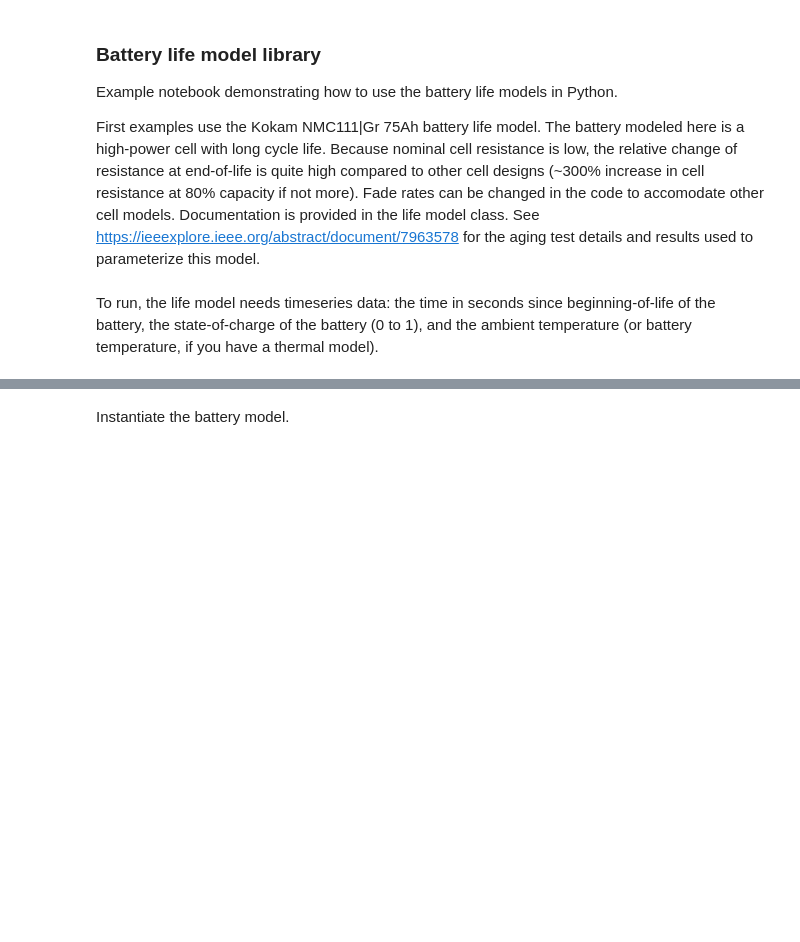
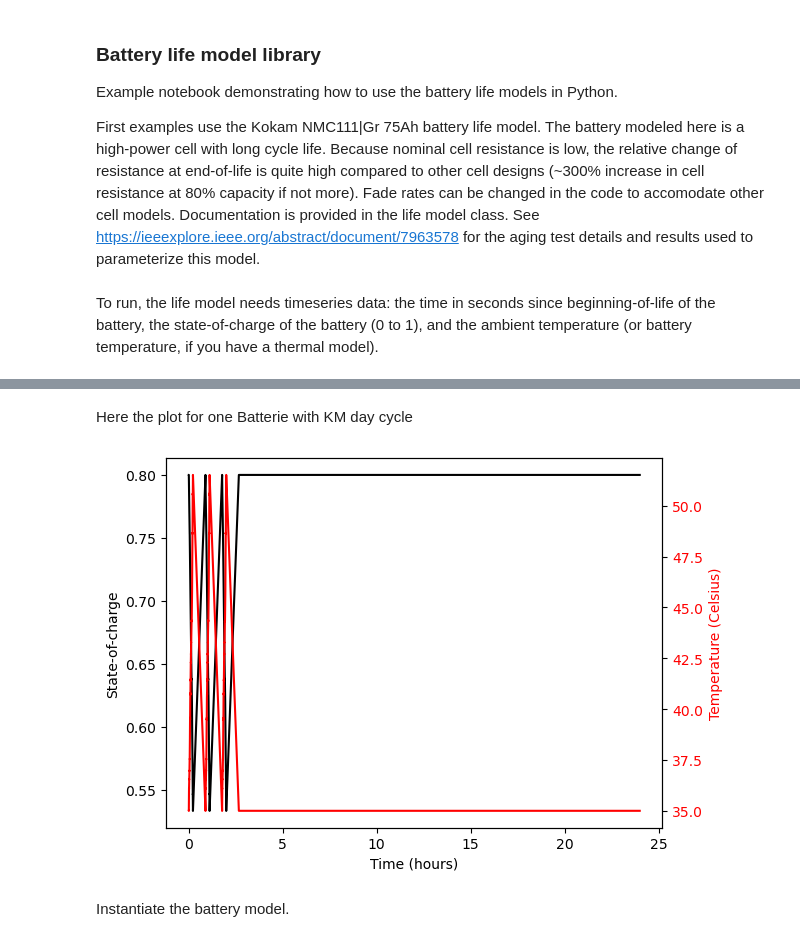
Before and after one commit to K-Motors/BLAST-Lite, a Jupyter notebook: python/SKODA.ipynb, the cells around one changed output, grey strips where cells are left out. Drawn from its saved outputs; the diff is of its cells as text; code cells hidden in the pictures; blank space fills up the shorter version.

```diff
--- a/python/SKODA.ipynb
+++ b/python/SKODA.ipynb
@@ -43,2 +53,18 @@ plt.show()
+# %% [markdown]
+Here the plot for one Batterie with KM day cycle
+# %%
+
+fig, ax1 = plt.subplots()
+ax1.plot(t_secs[:24*3600]/3600, soc_km[:24*3600], '-k')
+ax1.set_xlabel('Time (hours)')
+ax1.set_ylabel('State-of-charge')
+
+ax2 = ax1.twinx()
+ax2.plot(t_secs[:24*3600]/3600, TdegC_km[:24*3600], '-r')
+ax2.tick_params(axis='y', labelcolor='r')
+ax2.set_ylabel('Temperature (Celsius)', color='r')
+plt.show()
+# %% [output]
+[figure, added]
 # %% [markdown]
 Instantiate the battery model.
```
Also changed, not shown: parts of 14 cells of this notebook, 5 other files.
